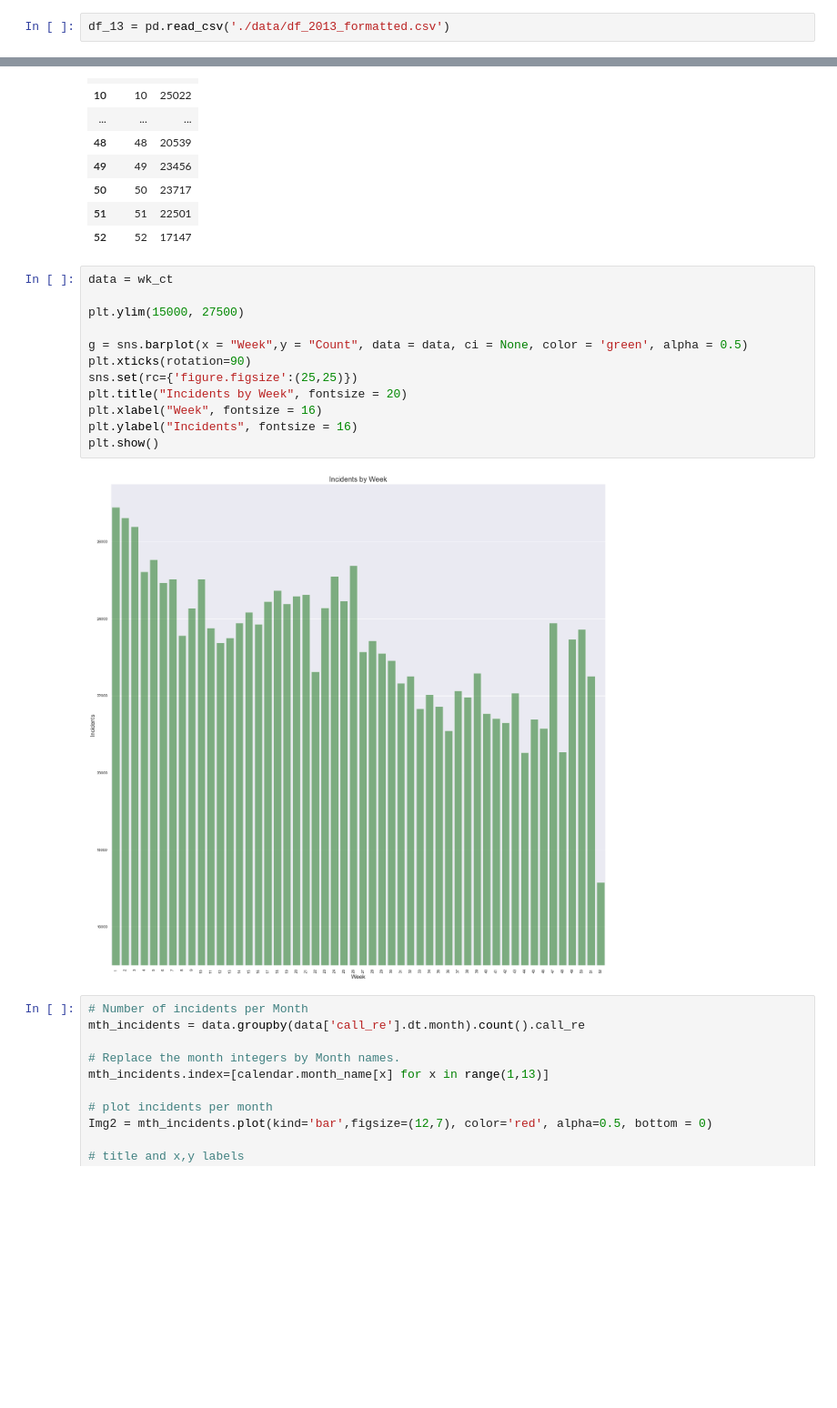
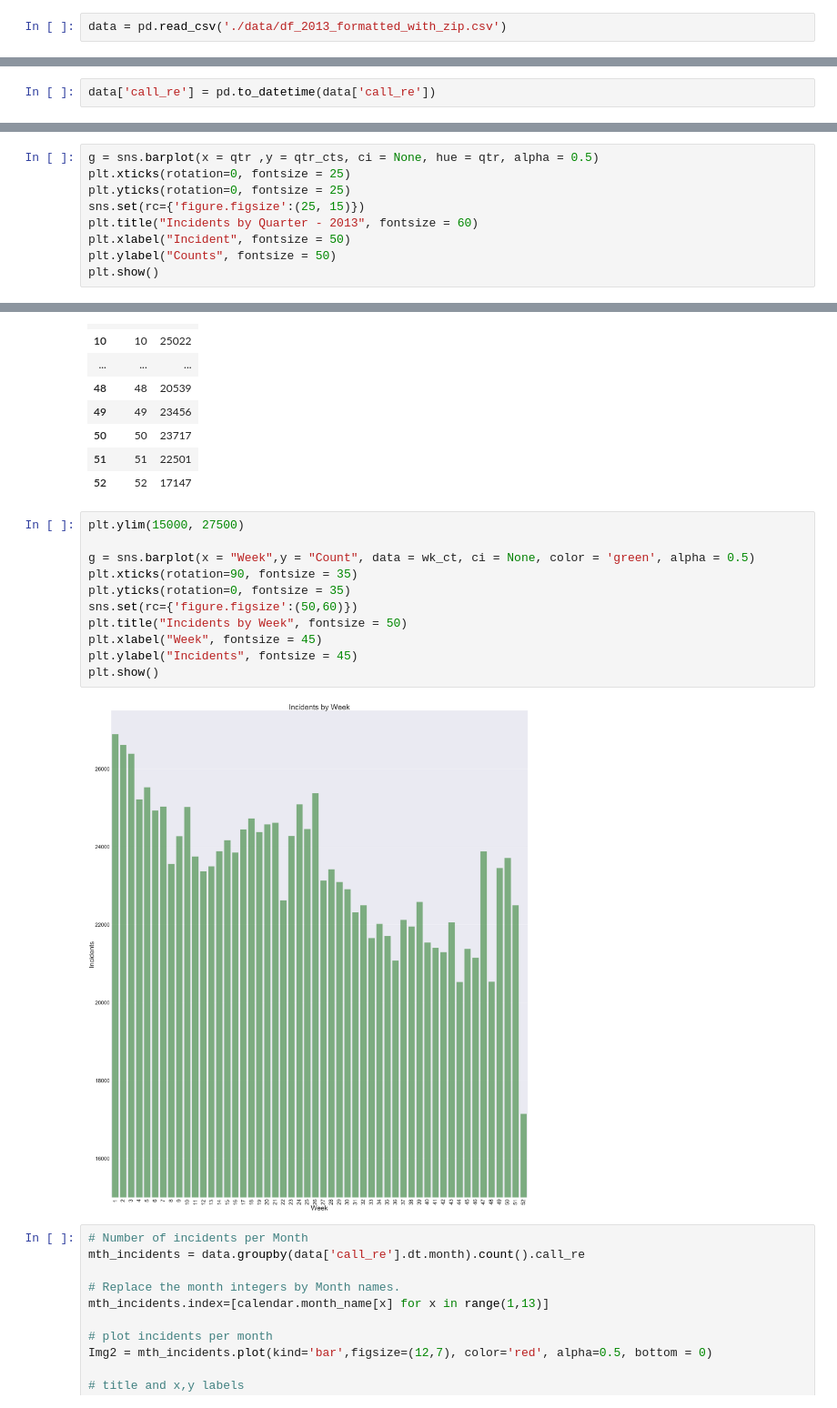
Before and after one commit to dspaulding94/Metro_Police_Incident_Analysis, a Jupyter notebook: 2013.ipynb, the cells around one changed output, grey strips where cells are left out. Shown at 91% size. Cells and saved outputs as stored; diff of their text form; blank space fills up the shorter version.

```diff
--- a/2013.ipynb
+++ b/2013.ipynb
@@ -63,4 +44,4 @@ memory usage: 175.6+ MB
 # %% [markdown]
 ## Load Formatted Data
 # %%
-df_13 = pd.read_csv('./data/df_2013_formatted.csv')
+data = pd.read_csv('./data/df_2013_formatted_with_zip.csv')
@@ -72,0 +53,2 @@ KeyError: 'Tencode Description'
+# %%
+data['call_re'] = pd.to_datetime(data['call_re'])
@@ -91,0 +343,9 @@ Text(0, 0.5, 'Number of Incidents')
+# %%
+g = sns.barplot(x = qtr ,y = qtr_cts, ci = None, hue = qtr, alpha = 0.5)
+plt.xticks(rotation=0, fontsize = 25)
+plt.yticks(rotation=0, fontsize = 25)
+sns.set(rc={'figure.figsize':(25, 15)})
+plt.title("Incidents by Quarter - 2013", fontsize = 60)
+plt.xlabel("Incident", fontsize = 50)
+plt.ylabel("Counts", fontsize = 50)
+plt.show()
@@ -139,19 +403,18 @@ wk_ct.set_index([s])
 | 51 | 51 | 22501 |
 | 52 | 52 | 17147 |
 # %%
-data = wk_ct
-
 plt.ylim(15000, 27500)
 
-g = sns.barplot(x = "Week",y = "Count", data = data, ci = None, color = 'green', alpha = 0.5)
-plt.xticks(rotation=90)
-sns.set(rc={'figure.figsize':(25,25)})
-plt.title("Incidents by Week", fontsize = 20)
-plt.xlabel("Week", fontsize = 16)
-plt.ylabel("Incidents", fontsize = 16)
+g = sns.barplot(x = "Week",y = "Count", data = wk_ct, ci = None, color = 'green', alpha = 0.5)
+plt.xticks(rotation=90, fontsize = 35)
+plt.yticks(rotation=0, fontsize = 35)
+sns.set(rc={'figure.figsize':(50,60)})
+plt.title("Incidents by Week", fontsize = 50)
+plt.xlabel("Week", fontsize = 45)
+plt.ylabel("Incidents", fontsize = 45)
 plt.show()
 # %% [output]
-[figure, old version]
+[figure, new version]
 # %%
 # Number of incidents per Month
 mth_incidents = data.groupby(data['call_re'].dt.month).count().call_re
```
Also changed, not shown: parts of 41 cells of this notebook, 1 other file.
